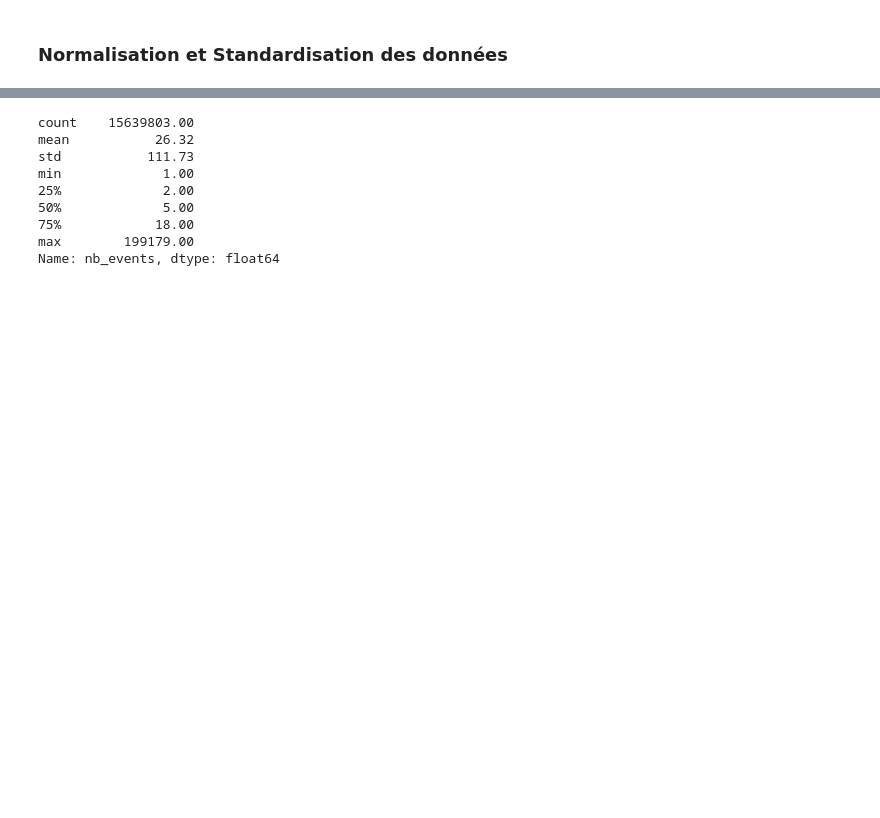
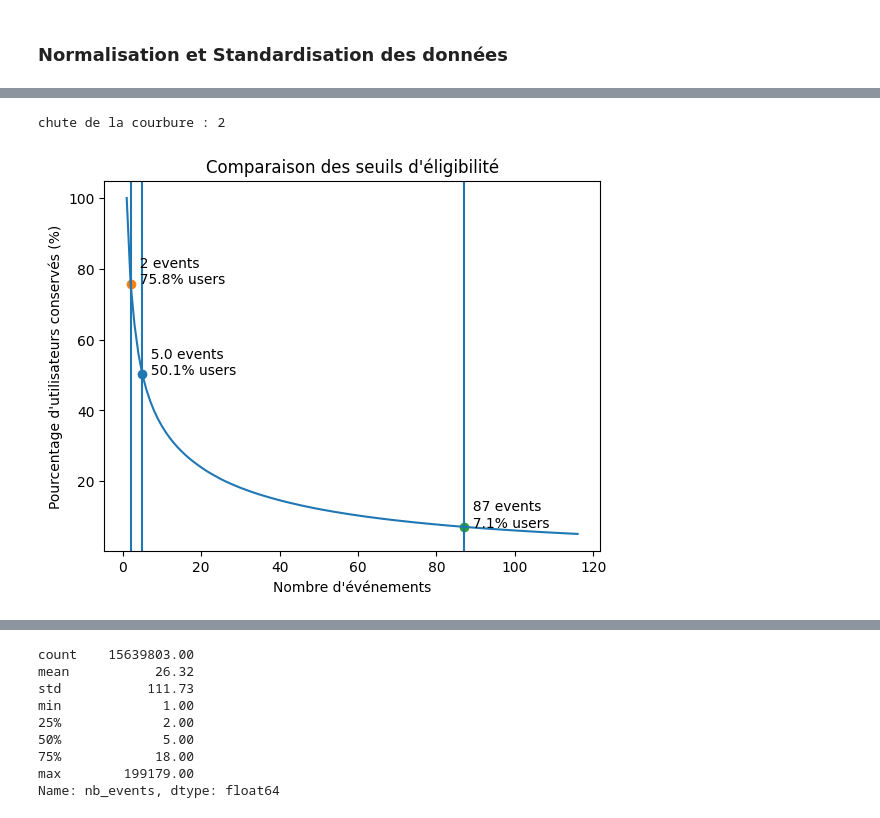
Before and after one commit to s-candido/amazing, a Jupyter notebook: etl/transform_user_events.ipynb, the cells around one changed output, grey strips where cells are left out. Cells and saved outputs as stored; diff of their text form; code cells hidden in the pictures; blank space fills up the shorter version.

```diff
--- a/etl/transform_user_events.ipynb
+++ b/etl/transform_user_events.ipynb
@@ -201,0 +190,11 @@ FROM user_agg
+# %%
+user_df = con.execute("""
+    SELECT
+        user_id,
+        COUNT(*) AS nb_events
+    FROM all_events
+    WHERE user_id IS NOT NULL
+    GROUP BY user_id
+""").fetch_df()
+
+user_counts = user_df["nb_events"]
@@ -201,0 +245,61 @@ FROM user_agg
+# %%
+thresholds = np.arange(1, 50)
+remaining = []
+for t in thresholds:
+    remaining.append(np.sum(user_counts >= t) / len(user_counts))
+remaining = np.array(remaining)
+
+# Normalisation
+x = (thresholds - thresholds.min()) / (thresholds.max() - thresholds.min())
+y = (remaining - remaining.min()) / (remaining.max() - remaining.min())
+
+dy = np.gradient(y)
+ddy = np.gradient(dy)
+
+optimal_idx = np.argmax(np.abs(ddy))
+optimal_chute = thresholds[optimal_idx]
+
+print(f"chute de la courbure : {optimal_chute}")
+# %% [output]
+chute de la courbure : 2
+# %%
+user_counts = user_stats_df["nb_events"]
+
+stats = user_counts.describe(percentiles=[0.25, 0.5, 0.75]).round(2)
+mediane = stats["50%"]
+# %%
+import numpy as np
+import matplotlib.pyplot as plt
+
+user_counts = user_df["nb_events"].values
+total_users = len(user_counts)
+
+max_threshold = int(np.percentile(user_counts, 95))
+thresholds = np.arange(1, max_threshold)
+
+remaining_percentages = []
+
+for t in thresholds:
+    remaining = np.sum(user_counts >= t)
+    remaining_percentages.append((remaining / total_users) * 100)
+
+remaining_percentages = np.array(remaining_percentages)
+
+thresholds_to_show = [mediane, optimal_chute, optimal_threshold]
+
+plt.figure()
+plt.plot(thresholds, remaining_percentages)
+
+for t in thresholds_to_show:
+    if t < max_threshold:
+        pct = (np.sum(user_counts >= t) / total_users) * 100
+        plt.axvline(x=t)
+        plt.scatter(t, pct)
+        plt.text(t, pct, f"  {t} events\n  {pct:.1f}% users")
+
+plt.xlabel("Nombre d'événements")
+plt.ylabel("Pourcentage d'utilisateurs conservés (%)")
+plt.title("Comparaison des seuils d'éligibilité")
+plt.show()
+# %% [output]
+[figure, added]
```
Also changed, not shown: parts of 15 cells of this notebook.
